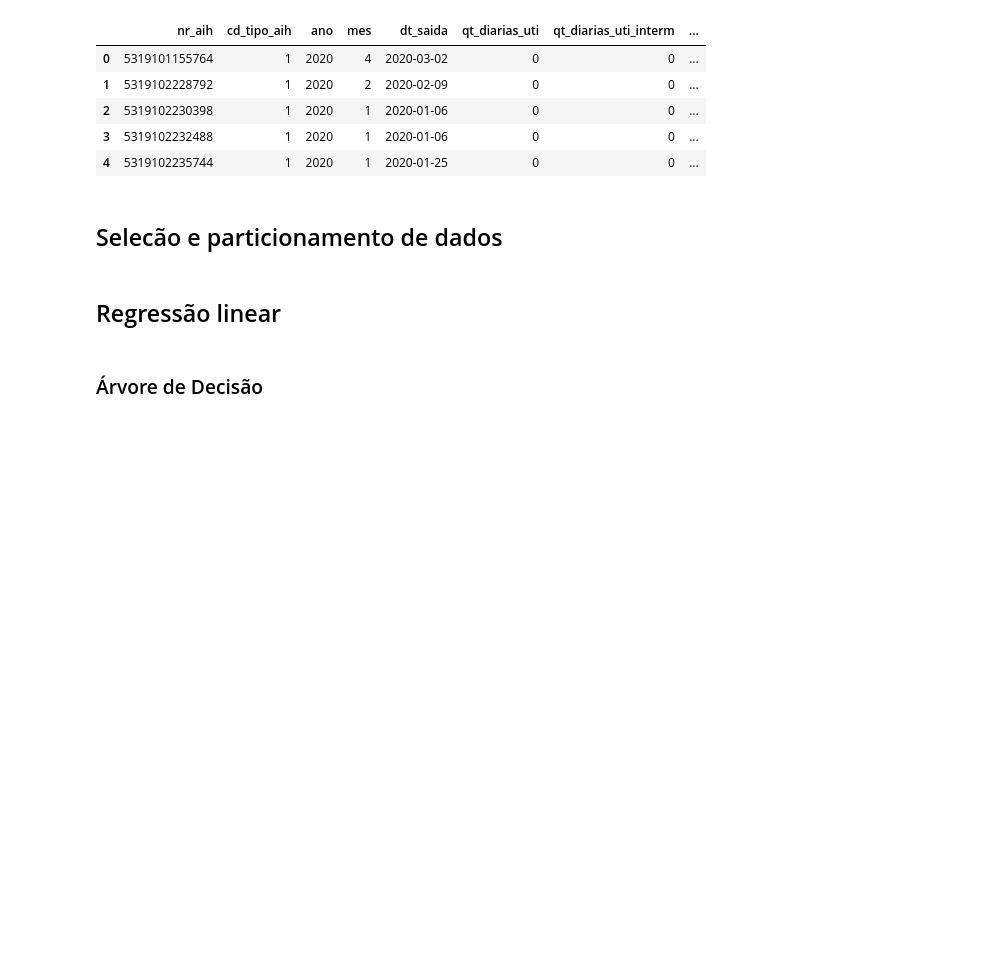
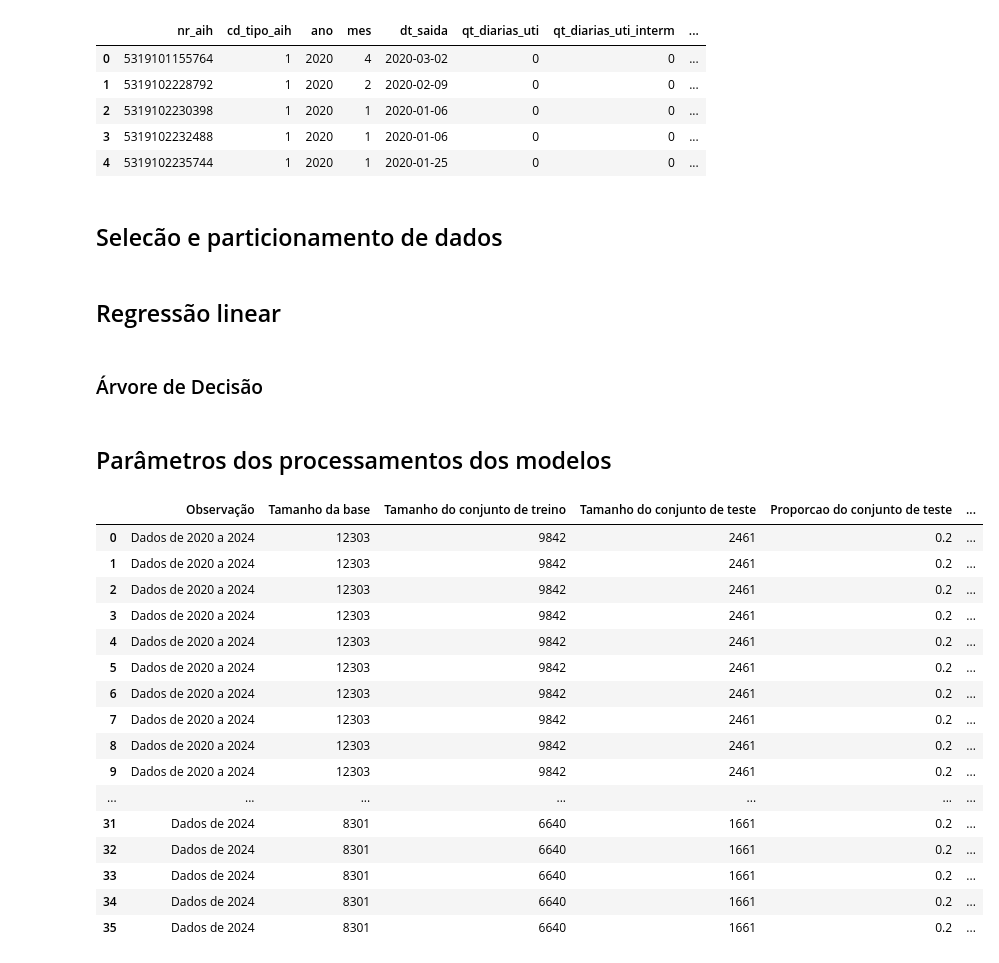
Before and after one commit to fnoritomi/projeto_sih, a Jupyter notebook: sih_dengue_3.ipynb, the cells around one changed output. Drawn from its saved outputs; the diff is of its cells as text; code cells hidden in the pictures; blank space fills up the shorter version.

```diff
--- a/sih_dengue_3.ipynb
+++ b/sih_dengue_3.ipynb
@@ -1441,4 +1441,6 @@ def processar_arvore_decisao(X_train, y_train, X_test, y_test, max_depth, min_sa
   modelo_arv = criar_modelo_arvore_decisao(X_train, y_train, max_depth, min_samples_split, random_state)
   r2, mse, mae, rmse = calcular_metricas(modelo_arv, X_test, y_test)
   return modelo_arv, r2, mse, mae, rmse
+# %% [markdown]
+## Parâmetros dos processamentos dos modelos
 # %%
@@ -1495,47 +1508,72 @@ var_alvo = 'vl_total'
 # %%
 resultados = []
-# Parâmetros particionamento
-test_size = 0.2
-part_random_state = 42
-
-# Parâmetros árvore de decisão
-max_depth = 10
-min_samples_split = 10
-random_state_arv = 42
 
 for periodo in periodos:
   for colunas_preditoras in combinacoes_colunas_preditoras:
     if len(periodo)==2:
       observacao = f'Dados de {str(periodo[0])} a {str(periodo[1])}'
       dados_modelo = dados_encoded[dados_encoded.ano_saida.between(periodo[0], periodo[1])]
     else:
       observacao = f'Dados de {str(periodo[0])}'
       dados_modelo = dados_encoded[dados_encoded.ano_saida==periodo[0]]
     X, y = selecionar_dados(dados_modelo, colunas_preditoras, var_alvo)
     X_train, X_test, y_train, y_test = particionar_dados(X=X, y=y, test_size=test_size, random_state=part_random_state)
+    modelo_arv, r2_arv, mse_arv, mae_arv, rmse_arv = processar_arvore_decisao(X_train=X_train, y_train=y_train, X_test=X_test, y_test=y_test,
+                                                          max_depth=max_depth, min_samples_split=min_samples_split,
+                                                          random_state=random_state_arv)
+    resultados.append({
+        'Observação': observacao,
+        'Tamanho da base': len(dados_modelo),
+        'Tamanho do conjunto de treino': len(X_train),
+        'Tamanho do conjunto de teste': len(X_test),
+        'Proporcao do conjunto de teste': test_size,
+        'Seed de particionamento': part_random_state,
+        'Modelo': 'Árvore de decião',
+        'Profundidade máxima': max_depth,
+        'Mínimo de amostras para divisão': min_samples_split,
+        'Seed da árvore de decisão': random_state_arv,
+        'Colunas preditoras': colunas_preditoras,
+        'Variável alvo': var_alvo,
+        'R²': r2_arv,
+        'MSE': mse_arv,
+        'MAE': mae_arv,
+        'RMSE': rmse_arv
+        })
     modelo_rl, r2_rl, mse_rl, mae_rl, rmse_rl, coeficientes_rl = processar_regressao_linear(X=X, y=y, X_train=X_train, y_train=y_train,
                                                                           X_test=X_test, y_test=y_test)
     resultados.append({
+        'Observação': observacao,
+        'Tamanho da base': len(dados_modelo),
+        'Tamanho do conjunto de treino': len(X_train),
+        'Tamanho do conjunto de teste': len(X_test),
+        'Proporcao do conjunto de teste': test_size,
+        'Seed de particionamento': part_random_state,
         'Modelo': 'Regressão linear',
-        'Observação': observacao,
         'Colunas preditoras': colunas_preditoras,
         'Variável alvo': var_alvo,
         'R²': r2_rl,
         'MSE': mse_rl,
         'MAE': mae_rl,
         'RMSE': rmse_rl,
         'Coeficientes': coeficientes_rl
         })
-    modelo_arv, r2_arv, mse_arv, mae_arv, rmse_arv = processar_arvore_decisao(X_train=X_train, y_train=y_train, X_test=X_test, y_test=y_test,
-                                                          max_depth=max_depth, min_samples_split=min_samples_split,
-                                                          random_state=random_state_arv)
-    resultados.append({
-        'Modelo': 'Regressão linear',
-        'Observação': observacao,
-        'Colunas preditoras': colunas_preditoras,
-        'Variável alvo': var_alvo,
-        'R²': r2_arv,
-        'MSE': mse_arv,
-        'MAE': mae_arv,
-        'RMSE': rmse_arv
-        })
+resultado_df = pd.DataFrame(resultados)
+resultado_df
+# %% [output]
+|  | Observação | Tamanho da base | Tamanho do conjunto de treino | Tamanho do conjunto de teste | Proporcao do conjunto de teste | ... |
+| 0 | Dados de 2020 a 2024 | 12303 | 9842 | 2461 | 0.2 | ... |
+| 1 | Dados de 2020 a 2024 | 12303 | 9842 | 2461 | 0.2 | ... |
+| 2 | Dados de 2020 a 2024 | 12303 | 9842 | 2461 | 0.2 | ... |
+| 3 | Dados de 2020 a 2024 | 12303 | 9842 | 2461 | 0.2 | ... |
+| 4 | Dados de 2020 a 2024 | 12303 | 9842 | 2461 | 0.2 | ... |
+| 5 | Dados de 2020 a 2024 | 12303 | 9842 | 2461 | 0.2 | ... |
+| 6 | Dados de 2020 a 2024 | 12303 | 9842 | 2461 | 0.2 | ... |
+| 7 | Dados de 2020 a 2024 | 12303 | 9842 | 2461 | 0.2 | ... |
+| 8 | Dados de 2020 a 2024 | 12303 | 9842 | 2461 | 0.2 | ... |
+| 9 | Dados de 2020 a 2024 | 12303 | 9842 | 2461 | 0.2 | ... |
+| ... | ... | ... | ... | ... | ... | ... |
+| 31 | Dados de 2024 | 8301 | 6640 | 1661 | 0.2 | ... |
+| 32 | Dados de 2024 | 8301 | 6640 | 1661 | 0.2 | ... |
+| 33 | Dados de 2024 | 8301 | 6640 | 1661 | 0.2 | ... |
+| 34 | Dados de 2024 | 8301 | 6640 | 1661 | 0.2 | ... |
+| 35 | Dados de 2024 | 8301 | 6640 | 1661 | 0.2 | ... |
```
Also changed, not shown: parts of 8 cells of this notebook.
